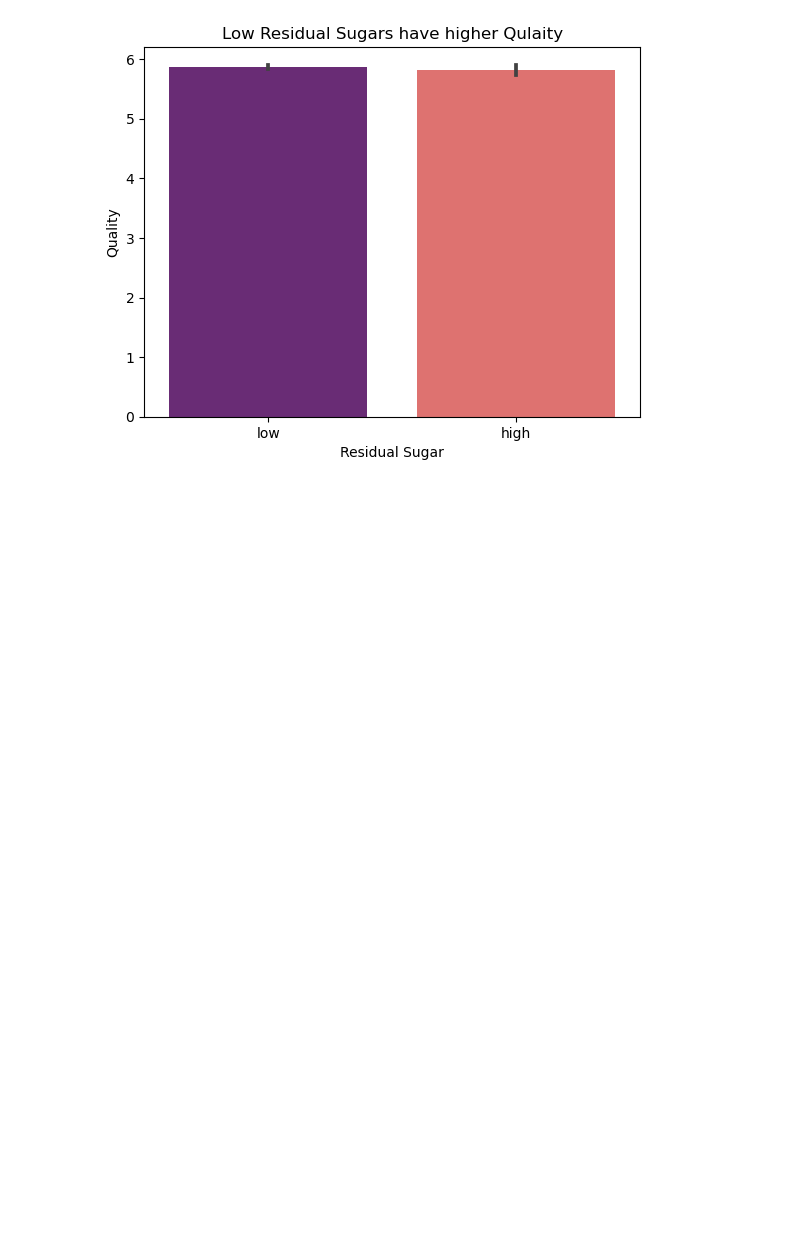
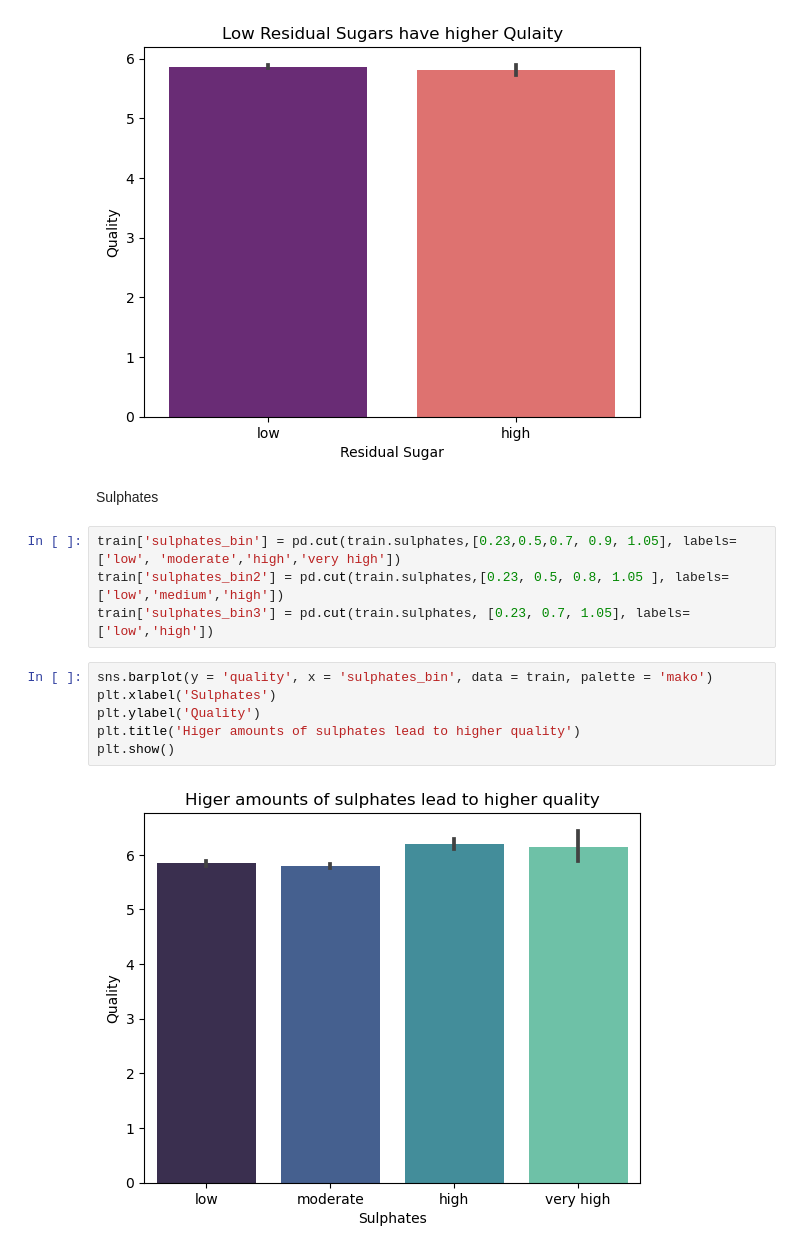
Before and after one commit to Wine-Clustering-Group-B/Clustering-Project, a Jupyter notebook: Nikki/D.Storytelling.ipynb, the cells around one changed output. Cells and saved outputs as stored; diff of their text form; blank space fills up the shorter version.

```diff
--- a/Nikki/D.Storytelling.ipynb
+++ b/Nikki/D.Storytelling.ipynb
@@ -144,3 +144,17 @@ plt.title('Low Residual Sugars have higher Qulaity')
 plt.show()
 # %% [output]
 [figure]
+# %% [markdown]
+Sulphates
+# %%
+train['sulphates_bin'] = pd.cut(train.sulphates,[0.23,0.5,0.7, 0.9, 1.05], labels=['low', 'moderate','high','very high'])
+train['sulphates_bin2'] = pd.cut(train.sulphates,[0.23, 0.5, 0.8, 1.05 ], labels=['low','medium','high'])
+train['sulphates_bin3'] = pd.cut(train.sulphates, [0.23, 0.7, 1.05], labels=['low','high'])
+# %%
+sns.barplot(y = 'quality', x = 'sulphates_bin', data = train, palette = 'mako')
+plt.xlabel('Sulphates')
+plt.ylabel('Quality')
+plt.title('Higer amounts of sulphates lead to higher quality')
+plt.show()
+# %% [output]
+[figure, added]
```
Also changed, not shown: parts of 8 cells of this notebook.
